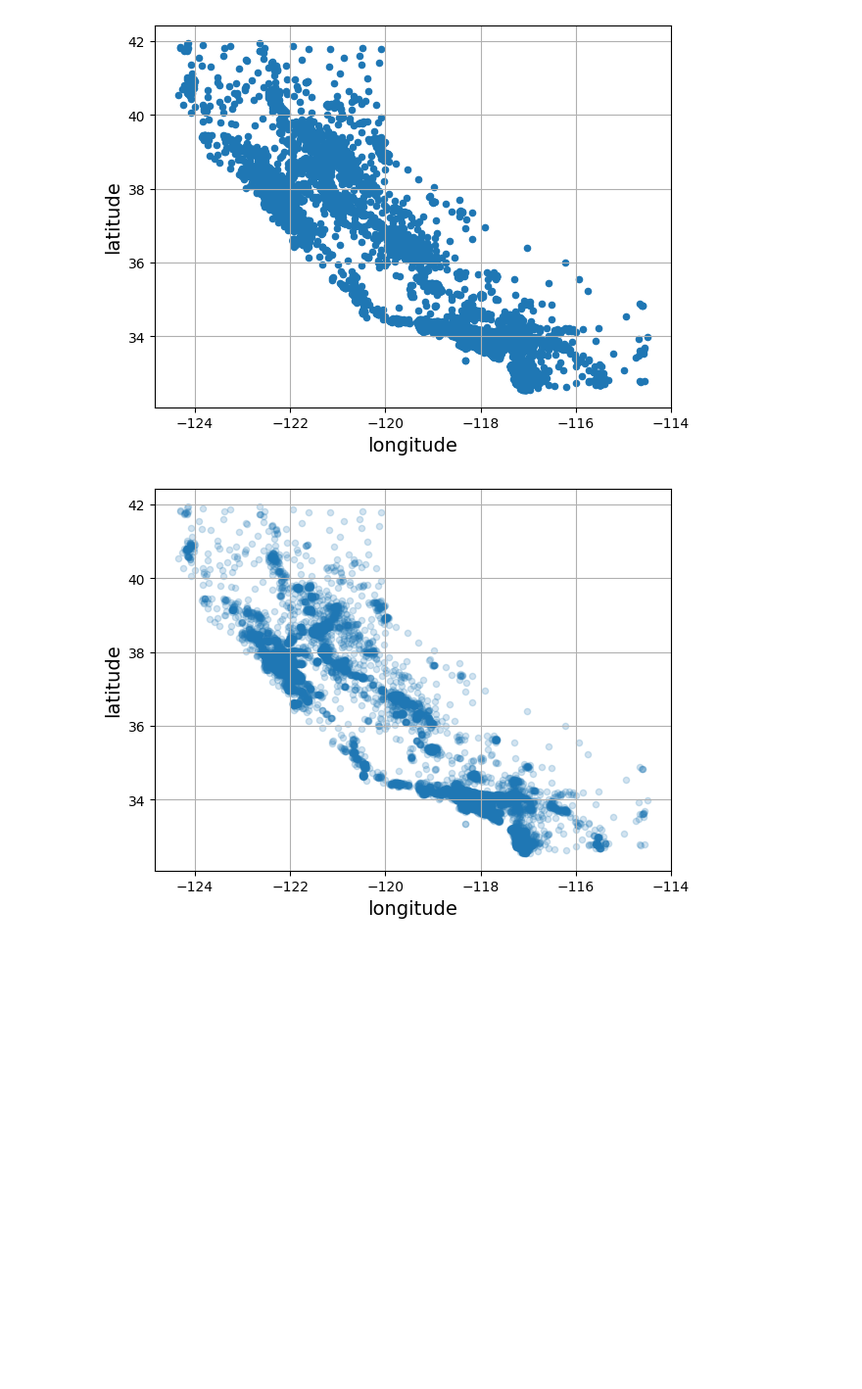
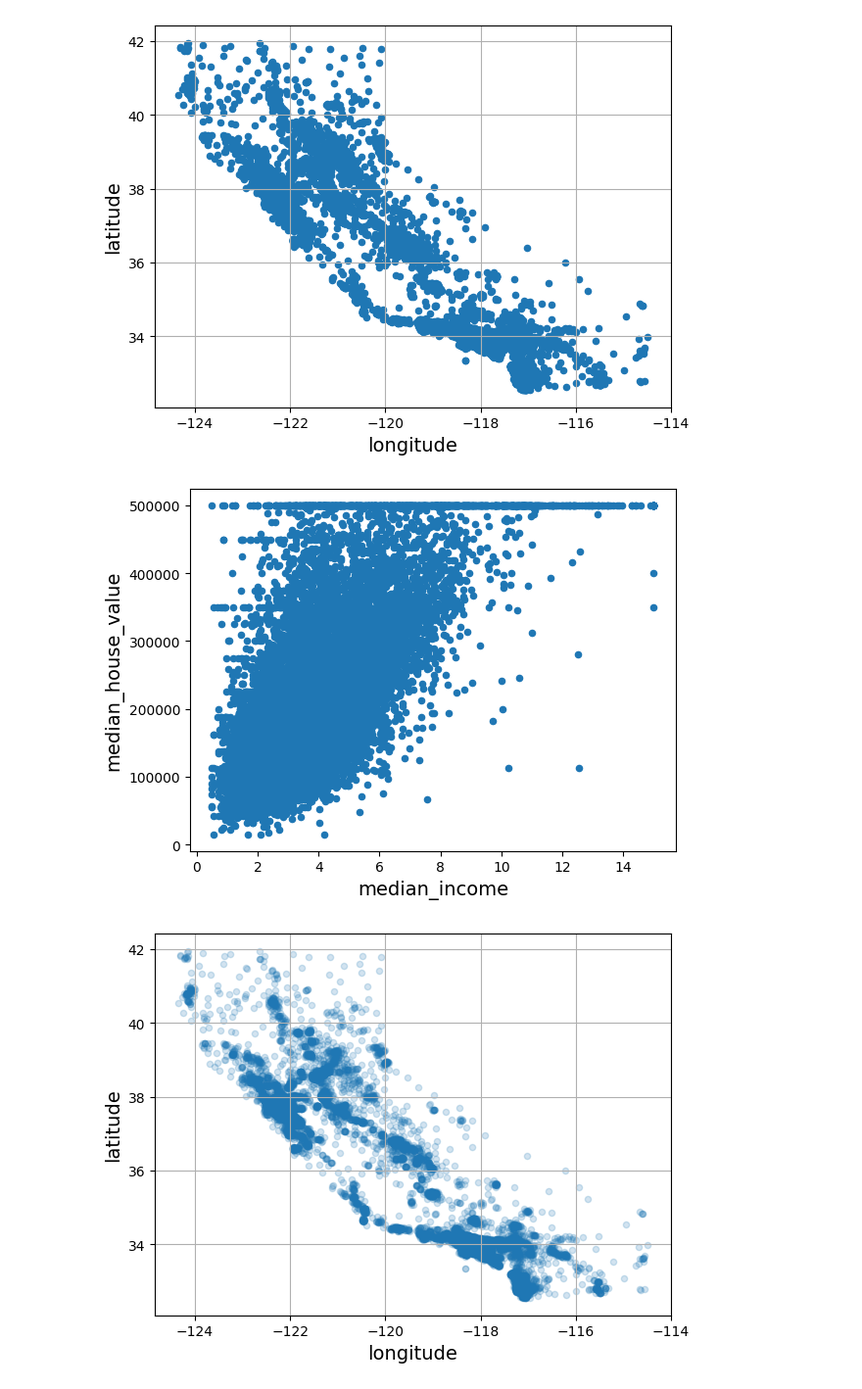
Before and after one commit to maximuslee1226/ML, a Jupyter notebook: Cal_census_housing_price_prediction.ipynb, the cells around one changed output. Shown at 98% size. Cells and saved outputs as stored; diff of their text form; code cells hidden in the pictures; blank space fills up the shorter version.

```diff
--- a/Cal_census_housing_price_prediction.ipynb
+++ b/Cal_census_housing_price_prediction.ipynb
@@ -287,6 +303,11 @@ save_fig("bad_visualization_plot")  # extra code
 plt.show()
 # %% [output]
 [figure]
+# %%
+housing.plot(kind='scatter', x='median_income', y='median_house_value')
+plt.show()
+# %% [output]
+[figure, added]
 # %%
 housing.plot(kind="scatter", x="longitude", y="latitude", grid=True, alpha=0.2)
 save_fig("better_visualization_plot")  # extra code
```
Also changed, not shown: parts of 19 cells of this notebook, 16 other files.
